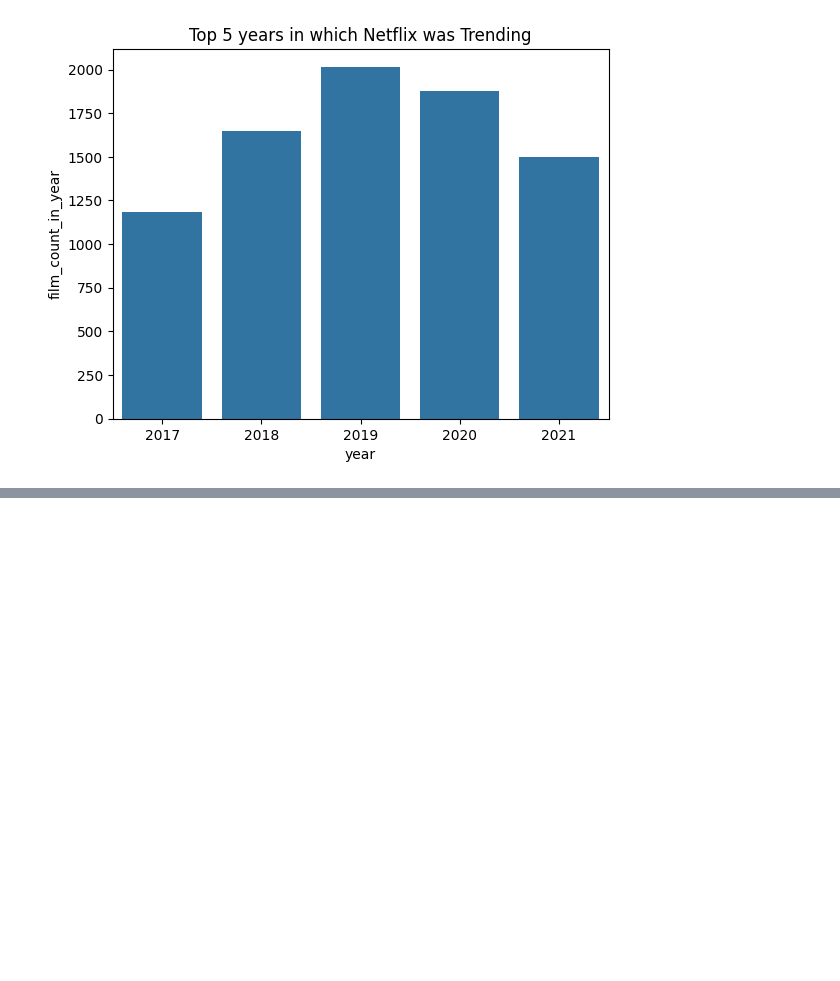
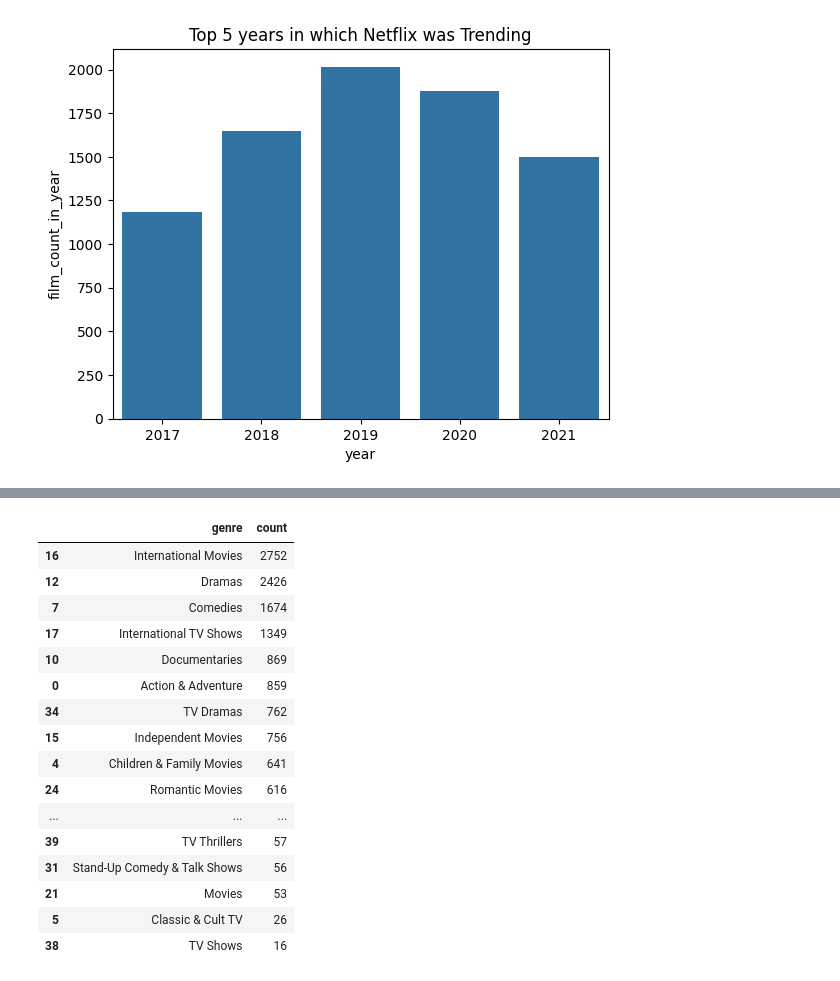
Before and after one commit to pragnakulkarni/Netflix-Movies-and-TV-Shows, a Jupyter notebook: Welcome_To_Colab.ipynb, the cells around one changed output, grey strips where cells are left out. Saved outputs shown, nothing was run; the diff lists cells and outputs as text; code cells hidden in the pictures; blank space fills up the shorter version.

```diff
--- a/Welcome_To_Colab.ipynb
+++ b/Welcome_To_Colab.ipynb
@@ -467,0 +566,21 @@ Text(0.5, 1.0, 'Top 5 years in which Netflix was Trending')
+# %%
+genres = genres.sort_values(by = 'count', ascending = False)
+genres
+# %% [output]
+|  | genre | count |
+| 16 | International Movies | 2752 |
+| 12 | Dramas | 2426 |
+| 7 | Comedies | 1674 |
+| 17 | International TV Shows | 1349 |
+| 10 | Documentaries | 869 |
+| 0 | Action & Adventure | 859 |
+| 34 | TV Dramas | 762 |
+| 15 | Independent Movies | 756 |
+| 4 | Children & Family Movies | 641 |
+| 24 | Romantic Movies | 616 |
+| ... | ... | ... |
+| 39 | TV Thrillers | 57 |
+| 31 | Stand-Up Comedy & Talk Shows | 56 |
+| 21 | Movies | 53 |
+| 5 | Classic & Cult TV | 26 |
+| 38 | TV Shows | 16 |
```
Also changed, not shown: parts of 16 cells of this notebook.
